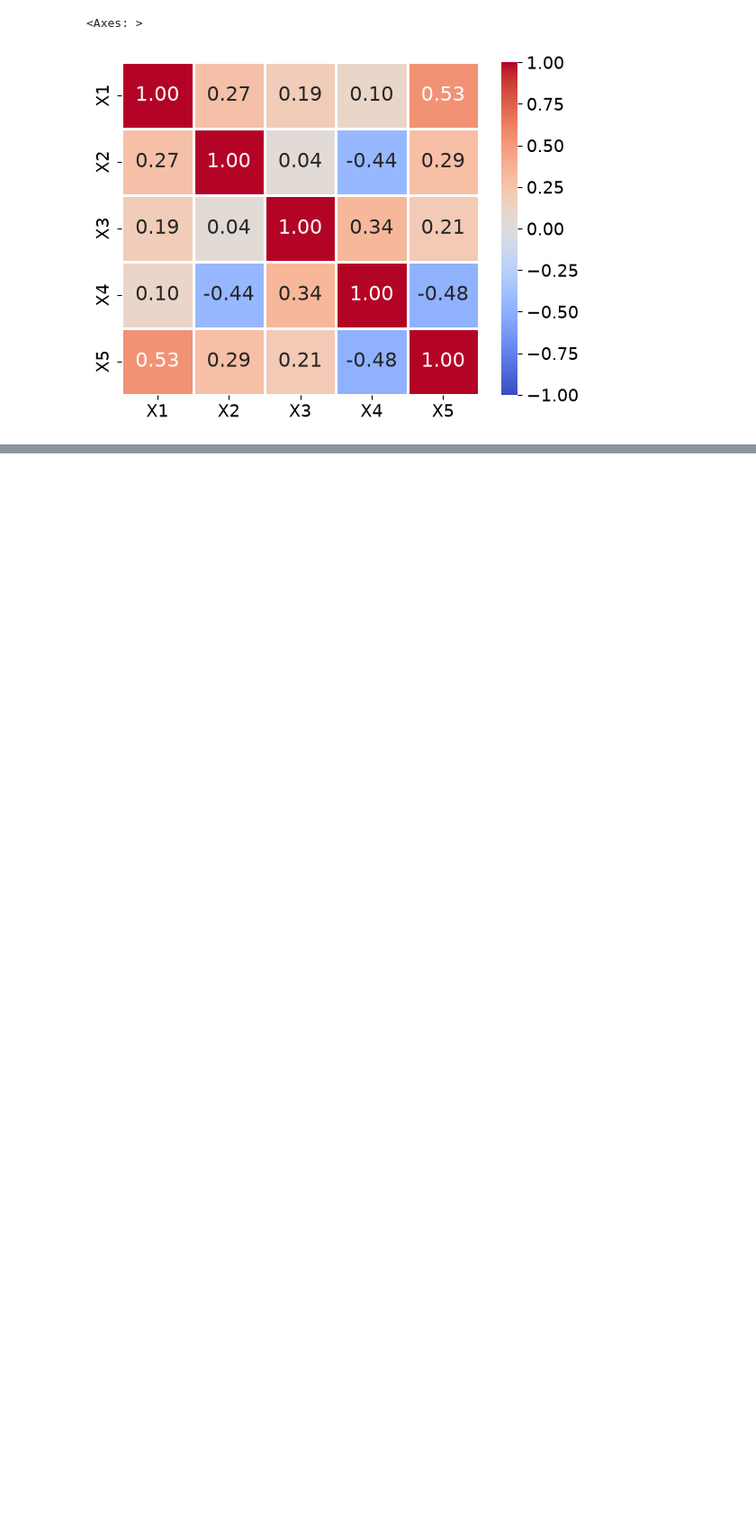
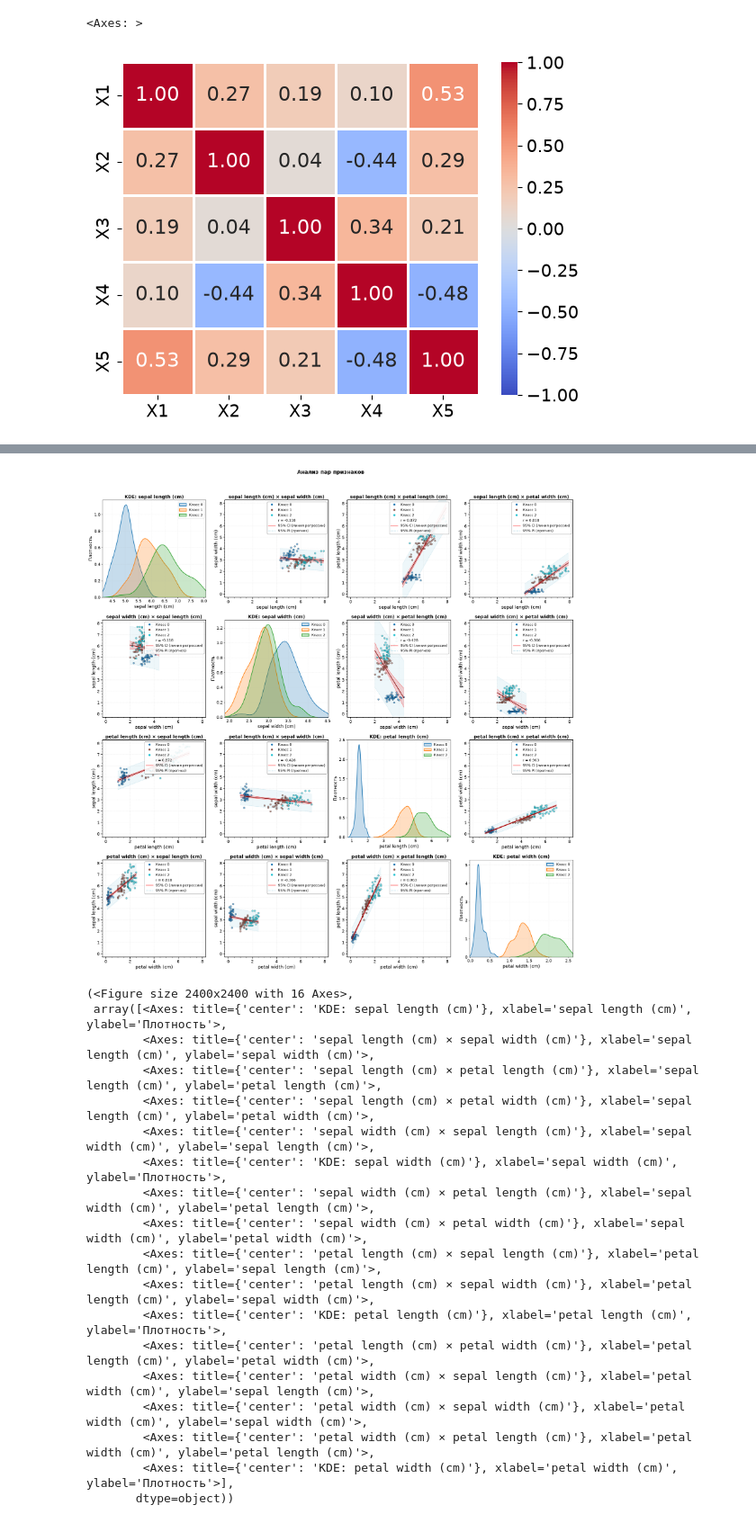
Before and after one commit to FedosDan2/TCP, a Jupyter notebook: seminars/sem_4_scatter_plot/main.ipynb, the cells around one changed output, grey strips where cells are left out. Shown at 90% size. Drawn from its saved outputs; the diff is of its cells as text; code cells hidden in the pictures; blank space fills up the shorter version.

```diff
--- a/seminars/sem_4_scatter_plot/main.ipynb
+++ b/seminars/sem_4_scatter_plot/main.ipynb
@@ -848 +967,78 @@ plot_pairs(
        dtype=object))
+# %%
+plot_pairs(
+    df_iris,
+    class_col=target,
+    features=features,
+
+    # Размер панно
+    subplot_size=7,
+    max_cols=2,
+
+    # Шрифт
+    font_family="DejaVu Sans",
+    font_size=16,
+
+    # Точки
+    point_size=40,
+    point_color=None,  # автоматические цвета по классам
+    point_alpha=0.6,
+    point_edgecolor="black",
+    point_linewidth=0.5,
+    point_marker="o",  # "o" - круг, "s" - квадрат
+
+    # Регрессия
+    show_correlation=True,
+    correlation_color="darkred",
+    correlation_width=2,
+
+    # Интервал предсказания
+    show_prediction_interval=True,
+    confidence_level=0.95,
+    interval_color="lightblue",
+    interval_alpha=0.2,
+    interval_linestyle="--",
+    interval_linewidth=1,
+
+    # Интервалы значений
+    show_intervals=True,
+
+    # Легенда
+    show_legend=True,
+
+    # Сетка
+    show_grid=True,
+
+    # Масштаб
+    equal_scale=False,
+    scale_mode="global",
+
+    suptitle="Анализ пар признаков",
+    suptitle_size=18,
+
+    # Доверительный интервал линии регрессии
+    show_confidence_band=True,
+    confidence_band_color="red",
+    confidence_band_alpha=0.2,
+    confidence_band_level=0.95,
+)
+# %% [output]
+[figure, added]
+(<Figure size 2400x2400 with 16 Axes>,
+ array([<Axes: title={'center': 'KDE: sepal length (cm)'}, xlabel='sepal length (cm)', ylabel='Плотность'>,
+        <Axes: title={'center': 'sepal length (cm) × sepal width (cm)'}, xlabel='sepal length (cm)', ylabel='sepal width (cm)'>,
+        <Axes: title={'center': 'sepal length (cm) × petal length (cm)'}, xlabel='sepal length (cm)', ylabel='petal length (cm)'>,
+        <Axes: title={'center': 'sepal length (cm) × petal width (cm)'}, xlabel='sepal length (cm)', ylabel='petal width (cm)'>,
+        <Axes: title={'center': 'sepal width (cm) × sepal length (cm)'}, xlabel='sepal width (cm)', ylabel='sepal length (cm)'>,
+        <Axes: title={'center': 'KDE: sepal width (cm)'}, xlabel='sepal width (cm)', ylabel='Плотность'>,
+        <Axes: title={'center': 'sepal width (cm) × petal length (cm)'}, xlabel='sepal width (cm)', ylabel='petal length (cm)'>,
+        <Axes: title={'center': 'sepal width (cm) × petal width (cm)'}, xlabel='sepal width (cm)', ylabel='petal width (cm)'>,
+        <Axes: title={'center': 'petal length (cm) × sepal length (cm)'}, xlabel='petal length (cm)', ylabel='sepal length (cm)'>,
+        <Axes: title={'center': 'petal length (cm) × sepal width (cm)'}, xlabel='petal length (cm)', ylabel='sepal width (cm)'>,
+        <Axes: title={'center': 'KDE: petal length (cm)'}, xlabel='petal length (cm)', ylabel='Плотность'>,
+        <Axes: title={'center': 'petal length (cm) × petal width (cm)'}, xlabel='petal length (cm)', ylabel='petal width (cm)'>,
+        <Axes: title={'center': 'petal width (cm) × sepal length (cm)'}, xlabel='petal width (cm)', ylabel='sepal length (cm)'>,
+        <Axes: title={'center': 'petal width (cm) × sepal width (cm)'}, xlabel='petal width (cm)', ylabel='sepal width (cm)'>,
+        <Axes: title={'center': 'petal width (cm) × petal length (cm)'}, xlabel='petal width (cm)', ylabel='petal length (cm)'>,
+        <Axes: title={'center': 'KDE: petal width (cm)'}, xlabel='petal width (cm)', ylabel='Плотность'>],
+       dtype=object))
```
Also changed, not shown: parts of 3 cells of this notebook, 5 other files.
